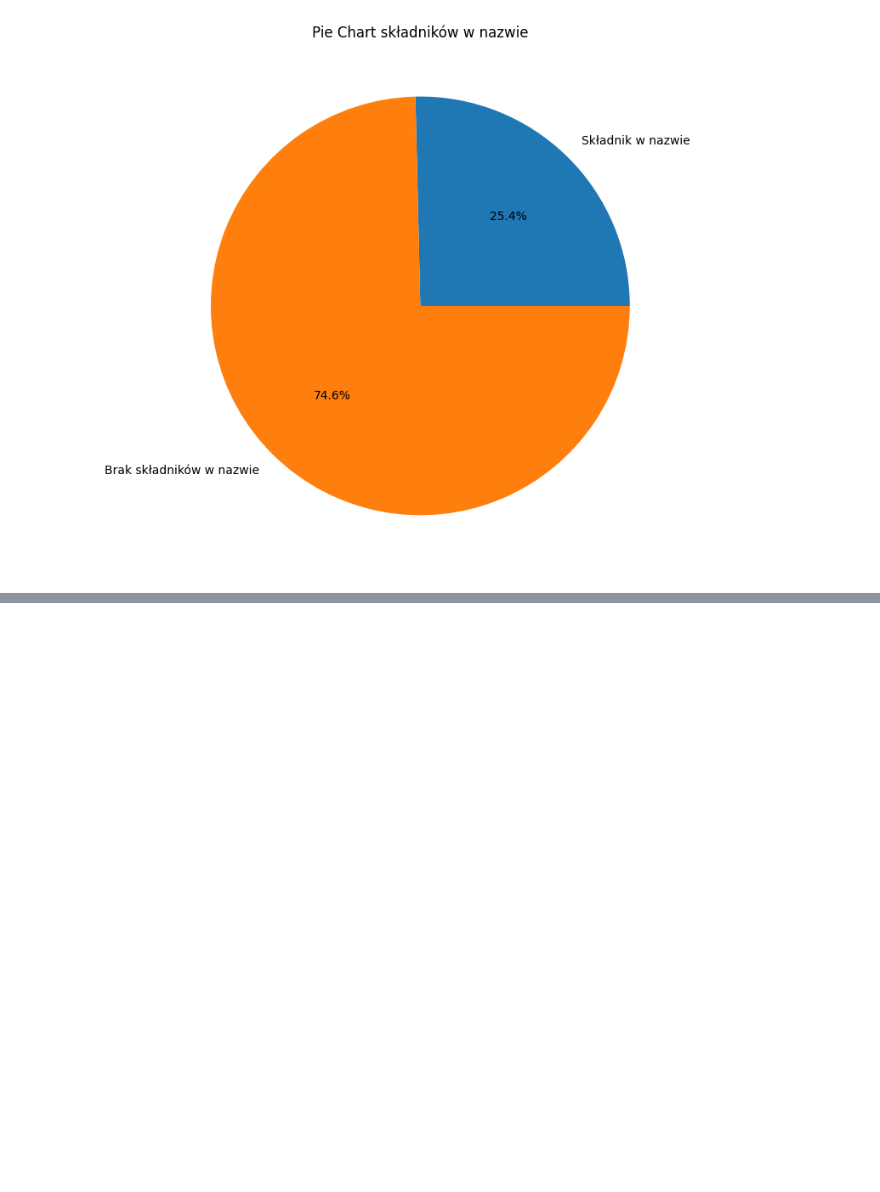
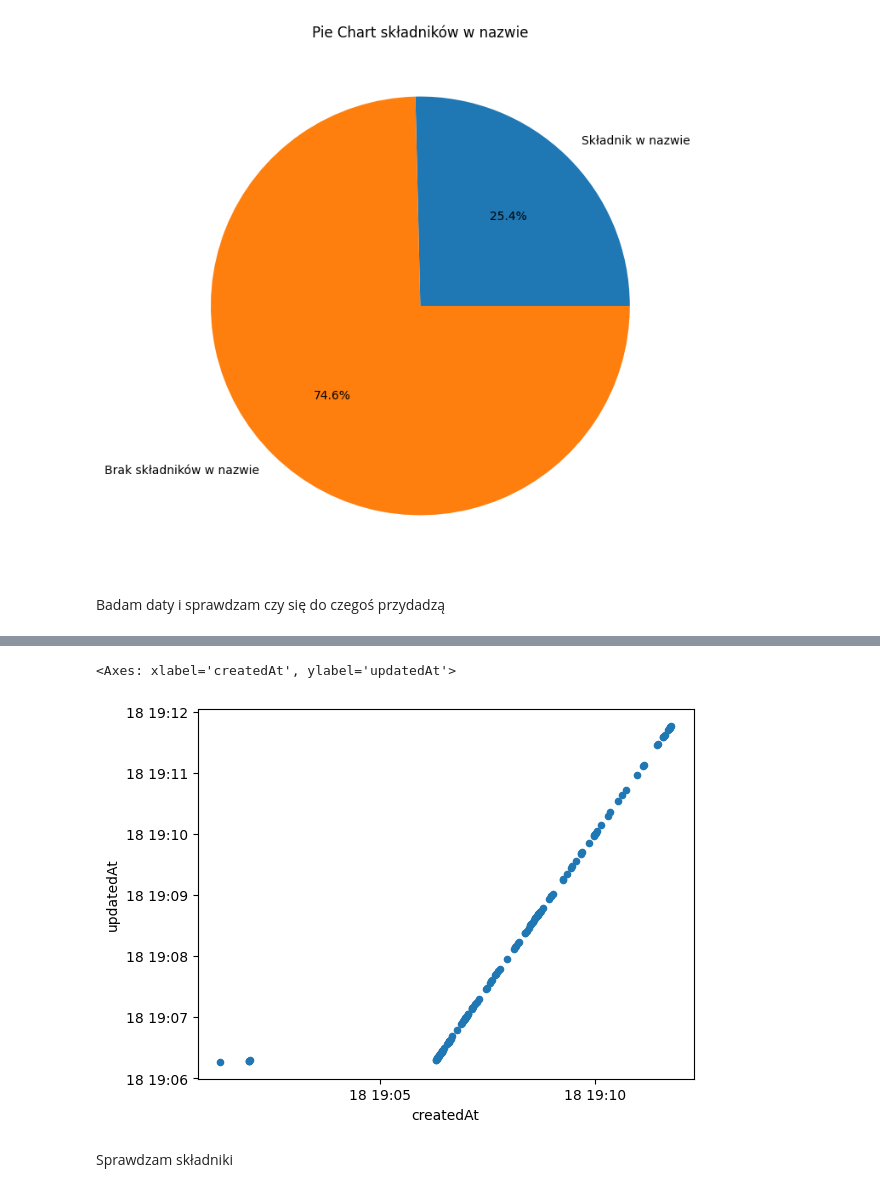
Before and after one commit to Afraiven/CocktailDB-EDA-and-Clustering, a Jupyter notebook: EDA.ipynb, the cells around one changed output, grey strips where cells are left out. Cells and saved outputs as stored; diff of their text form; code cells hidden in the pictures; blank space fills up the shorter version.

```diff
--- a/EDA.ipynb
+++ b/EDA.ipynb
@@ -364,6 +364,8 @@ plt.show()
 Drinków, których składniki znajdują się w nazwie: 34
 Drinków, których składniki nie znajdują się w nazwie: 100
 [figure]
+# %% [markdown]
+Badam daty i sprawdzam czy się do czegoś przydadzą
 # %%
 data.updatedAt = pd.to_datetime(data.updatedAt)
 data.createdAt = pd.to_datetime(data.createdAt)
@@ -379,3 +381,12 @@ data[data.createdAt != data.updatedAt]
 | 11002 | Long Island Tea | Ordinary Drink | Highball glass | [Strong, Asia, StrongFlavor, Brun... | Combine all ingredients (except c... | https://cocktails.solvro.pl/image... | 1 | 2024-08-18 19:01:58+00:00 | 2024-08-18 19:06:17+00:00 | ... |
 | 11003 | Negroni | Ordinary Drink | Old-fashioned glass | [IBA, Classic] | Stir into glass over ice, garnish... | https://cocktails.solvro.pl/image... | 1 | 2024-08-18 19:01:58+00:00 | 2024-08-18 19:06:17+00:00 | ... |
 | 11004 | Whiskey Sour | Ordinary Drink | Old-fashioned glass | [IBA, Classic, Alcoholic, Contemp... | Shake with ice. Strain into chill... | https://cocktails.solvro.pl/image... | 1 | 2024-08-18 19:01:59+00:00 | 2024-08-18 19:06:18+00:00 | ... |
+# %%
+data.plot(kind='scatter',
+          x='createdAt',
+          y='updatedAt',)
+# %% [output]
+<Axes: xlabel='createdAt', ylabel='updatedAt'>
+[figure, added]
+# %% [markdown]
+Sprawdzam składniki
```
Also changed, not shown: parts of 7 cells of this notebook, 3 other files.
